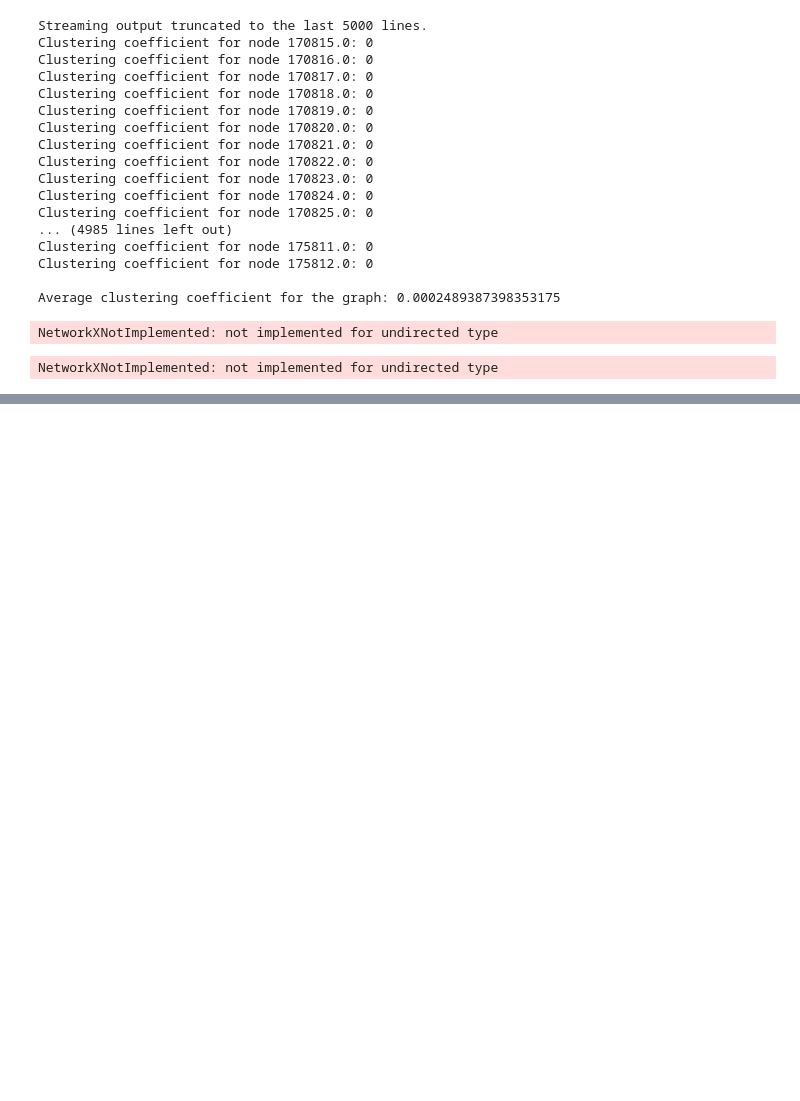
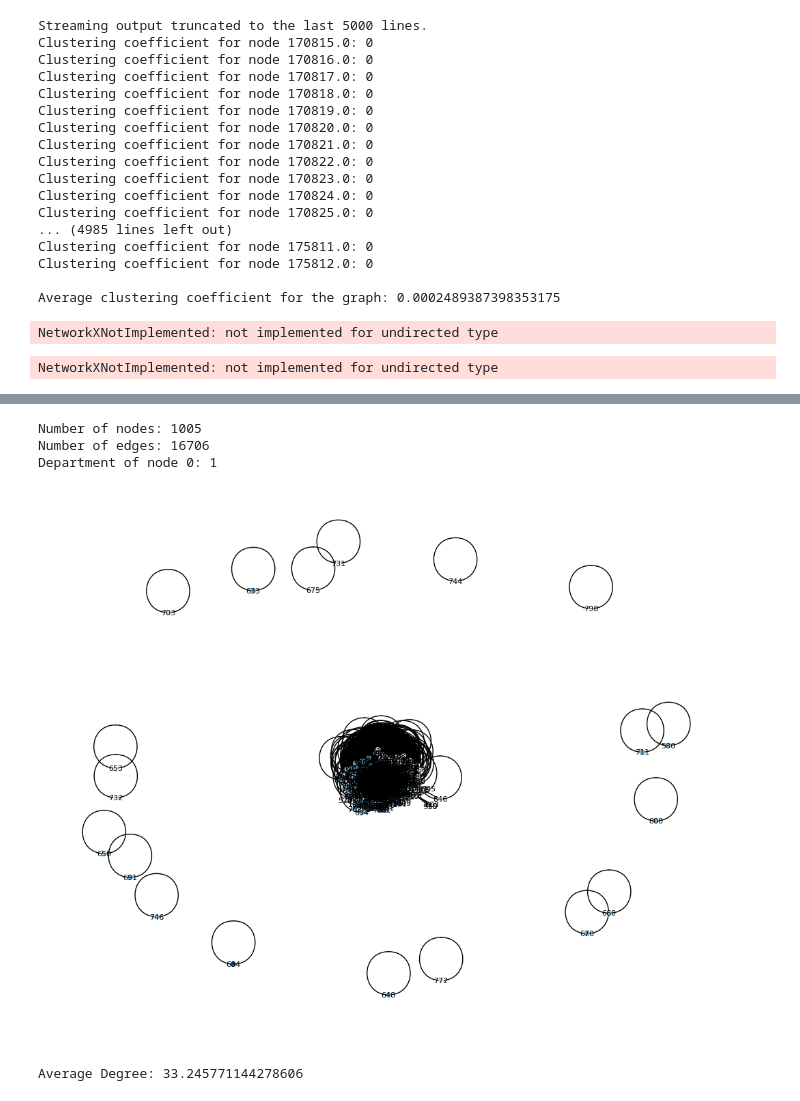
Before and after one commit to vivekbiragoni/social_computing, a Jupyter notebook: sc_assignmetn1.ipynb, the cells around one changed output, grey strips where cells are left out. Cells and saved outputs as stored; diff of their text form; code cells hidden in the pictures; blank space fills up the shorter version.

```diff
--- a/sc_assignmetn1.ipynb
+++ b/sc_assignmetn1.ipynb
@@ -416,0 +473,32 @@ print(f"Components for {specific_k}-Connected Graphs: {specific_components}")
+# %%
+
+# Load department labels data from the file
+labels_file_path = '/content/sample_data/email-Eu-core-department-labels.txt'
+with open(labels_file_path, 'r') as labels_file:
+    for line in labels_file:
+        node_id, department_id = map(int, line.strip().split())
+        graph.nodes[node_id]['department'] = department_id
+
+print("Number of nodes:", graph.number_of_nodes())
+print("Number of edges:", graph.number_of_edges())
+
+# example
+node_id = 0
+print(f"Department of node {node_id}: {graph.nodes[node_id].get('department', 'N/A')}")
+
+colors = [graph.nodes[node]['department'] for node in graph.nodes]
+plt.figure(figsize=(10, 8))
+nx.draw(graph, with_labels=True, font_size=8, node_size=20, node_color=colors, cmap=plt.cm.Blues)
+plt.show()
+# %% [output]
+Number of nodes: 1005
+Number of edges: 16706
+Department of node 0: 1
+[figure, added]
+# %%
+# Calculate the average degree
+average_degree = sum(dict(graph.degree()).values()) / graph.number_of_nodes()
+
+print(f"Average Degree: {average_degree}")
+# %% [output]
+Average Degree: 33.245771144278606
```
Also changed, not shown: parts of 21 cells of this notebook.
